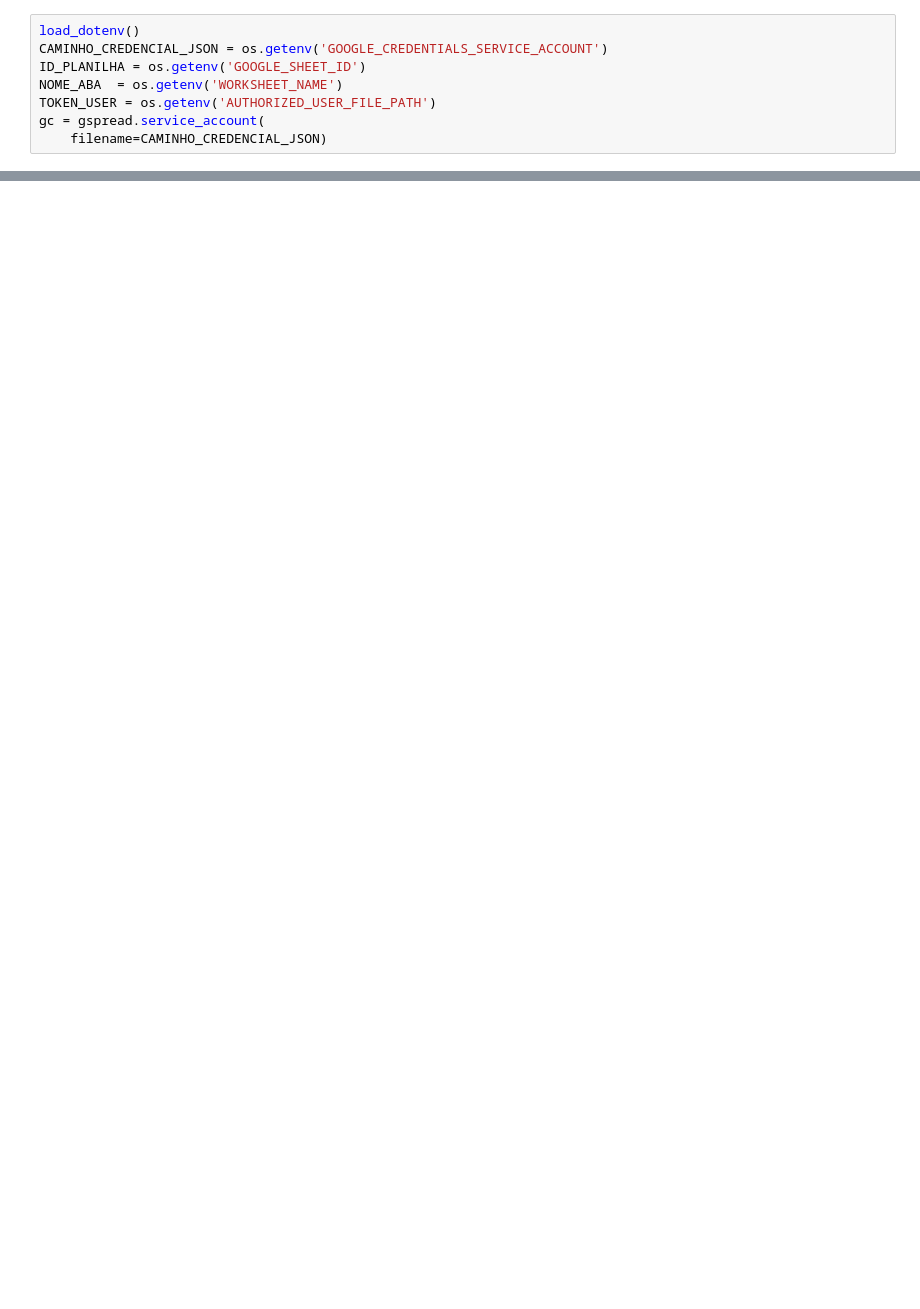
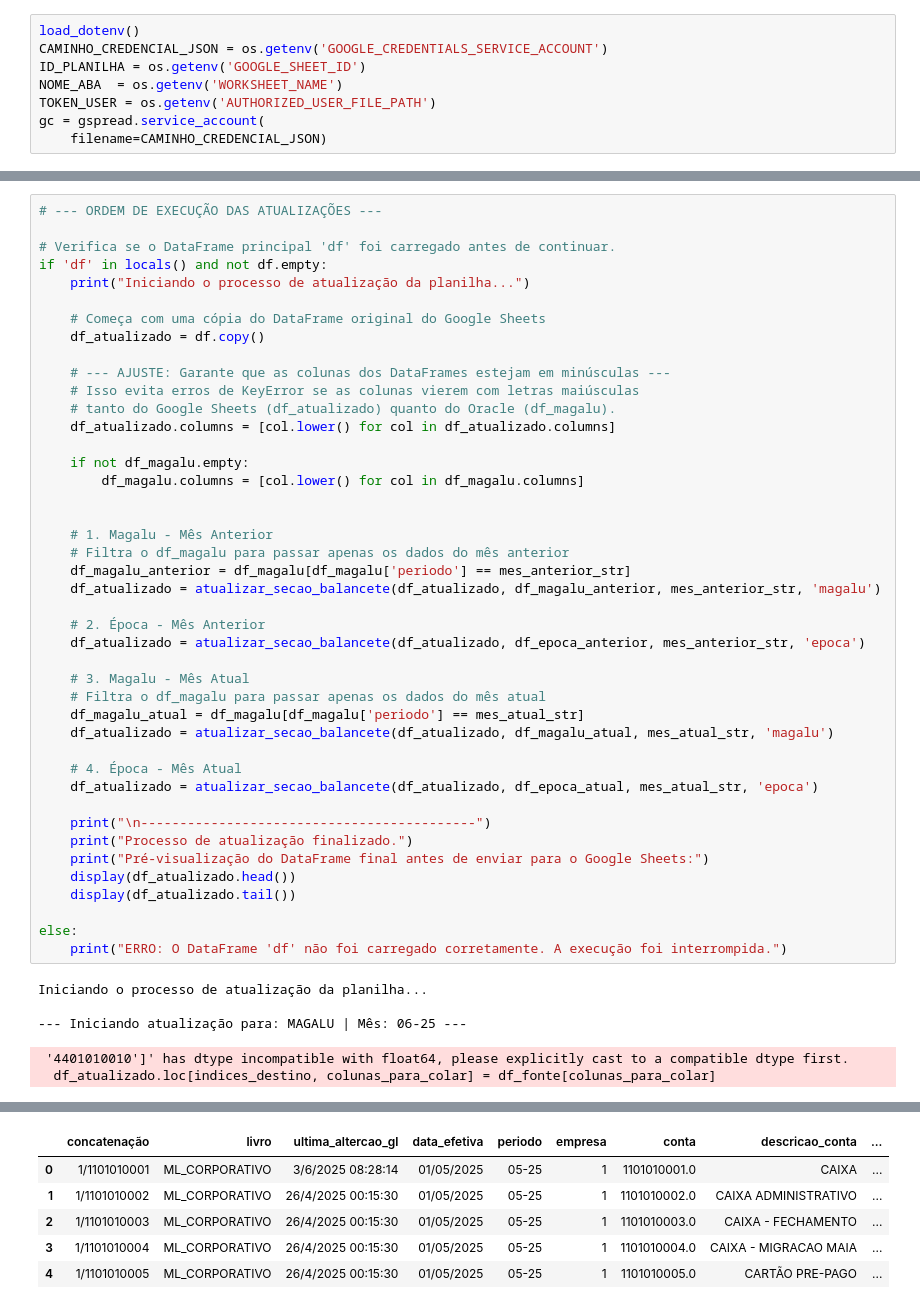
Before and after one commit to Dados-Controladoria/Dados-Controladoria, a Jupyter notebook: atualiza_balancete_project/integracao_sheets_.ipynb, the cells around one changed output, grey strips where cells are left out. Cells and saved outputs as stored; diff of their text form; blank space fills up the shorter version.

Commit message:
Correção de bugs e ajuste para contingenciar erros e log processual

```diff
--- a/atualiza_balancete_project/integracao_sheets_.ipynb
+++ b/atualiza_balancete_project/integracao_sheets_.ipynb
@@ -418,0 +296,49 @@ print(df_sheets)
+# %%
+# --- ORDEM DE EXECUÇÃO DAS ATUALIZAÇÕES ---
+
+# Verifica se o DataFrame principal 'df' foi carregado antes de continuar.
+if 'df' in locals() and not df.empty:
+    print("Iniciando o processo de atualização da planilha...")
+
+    # Começa com uma cópia do DataFrame original do Google Sheets
+    df_atualizado = df.copy()
+
+    # --- AJUSTE: Garante que as colunas dos DataFrames estejam em minúsculas ---
+    # Isso evita erros de KeyError se as colunas vierem com letras maiúsculas
+    # tanto do Google Sheets (df_atualizado) quanto do Oracle (df_magalu).
+    df_atualizado.columns = [col.lower() for col in df_atualizado.columns]
+
+    if not df_magalu.empty:
+        df_magalu.columns = [col.lower() for col in df_magalu.columns]
+
+
+    # 1. Magalu - Mês Anterior
+    # Filtra o df_magalu para passar apenas os dados do mês anterior
+    df_magalu_anterior = df_magalu[df_magalu['periodo'] == mes_anterior_str]
+    df_atualizado = atualizar_secao_balancete(df_atualizado, df_magalu_anterior, mes_anterior_str, 'magalu')
+
+    # 2. Época - Mês Anterior
+    df_atualizado = atualizar_secao_balancete(df_atualizado, df_epoca_anterior, mes_anterior_str, 'epoca')
+
+    # 3. Magalu - Mês Atual
+    # Filtra o df_magalu para passar apenas os dados do mês atual
+    df_magalu_atual = df_magalu[df_magalu['periodo'] == mes_atual_str]
+    df_atualizado = atualizar_secao_balancete(df_atualizado, df_magalu_atual, mes_atual_str, 'magalu')
+
+    # 4. Época - Mês Atual
+    df_atualizado = atualizar_secao_balancete(df_atualizado, df_epoca_atual, mes_atual_str, 'epoca')
+
+    print("\n-------------------------------------------")
+    print("Processo de atualização finalizado.")
+    print("Pré-visualização do DataFrame final antes de enviar para o Google Sheets:")
+    display(df_atualizado.head())
+    display(df_atualizado.tail())
+
+else:
+    print("ERRO: O DataFrame 'df' não foi carregado corretamente. A execução foi interrompida.")
+# %% [output]
+Iniciando o processo de atualização da planilha...
+
+--- Iniciando atualização para: MAGALU | Mês: 06-25 ---
+ '4401010010']' has dtype incompatible with float64, please explicitly cast to a compatible dtype first.
+  df_atualizado.loc[indices_destino, colunas_para_colar] = df_fonte[colunas_para_colar]
@@ -418,0 +359,6 @@ print(df_sheets)
+|  | concatenação | livro | ultima_altercao_gl | data_efetiva | periodo | empresa | conta | descricao_conta | ... |
+| 0 | 1/1101010001 | ML_CORPORATIVO | 3/6/2025 08:28:14 | 01/05/2025 | 05-25 | 1 | 1101010001.0 | CAIXA | ... |
+| 1 | 1/1101010002 | ML_CORPORATIVO | 26/4/2025 00:15:30 | 01/05/2025 | 05-25 | 1 | 1101010002.0 | CAIXA ADMINISTRATIVO | ... |
+| 2 | 1/1101010003 | ML_CORPORATIVO | 26/4/2025 00:15:30 | 01/05/2025 | 05-25 | 1 | 1101010003.0 | CAIXA - FECHAMENTO | ... |
+| 3 | 1/1101010004 | ML_CORPORATIVO | 26/4/2025 00:15:30 | 01/05/2025 | 05-25 | 1 | 1101010004.0 | CAIXA - MIGRACAO MAIA | ... |
+| 4 | 1/1101010005 | ML_CORPORATIVO | 26/4/2025 00:15:30 | 01/05/2025 | 05-25 | 1 | 1101010005.0 | CARTÃO PRE-PAGO | ... |
```
Also changed, not shown: parts of 29 cells of this notebook.
